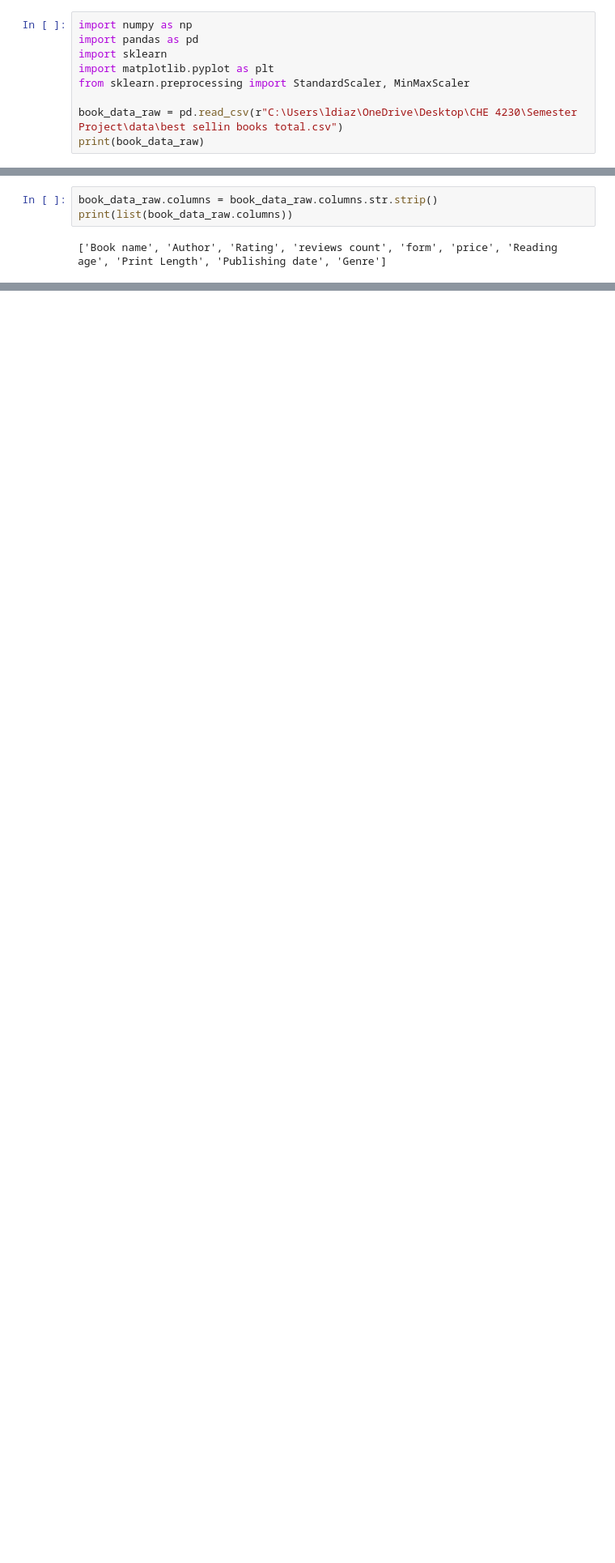
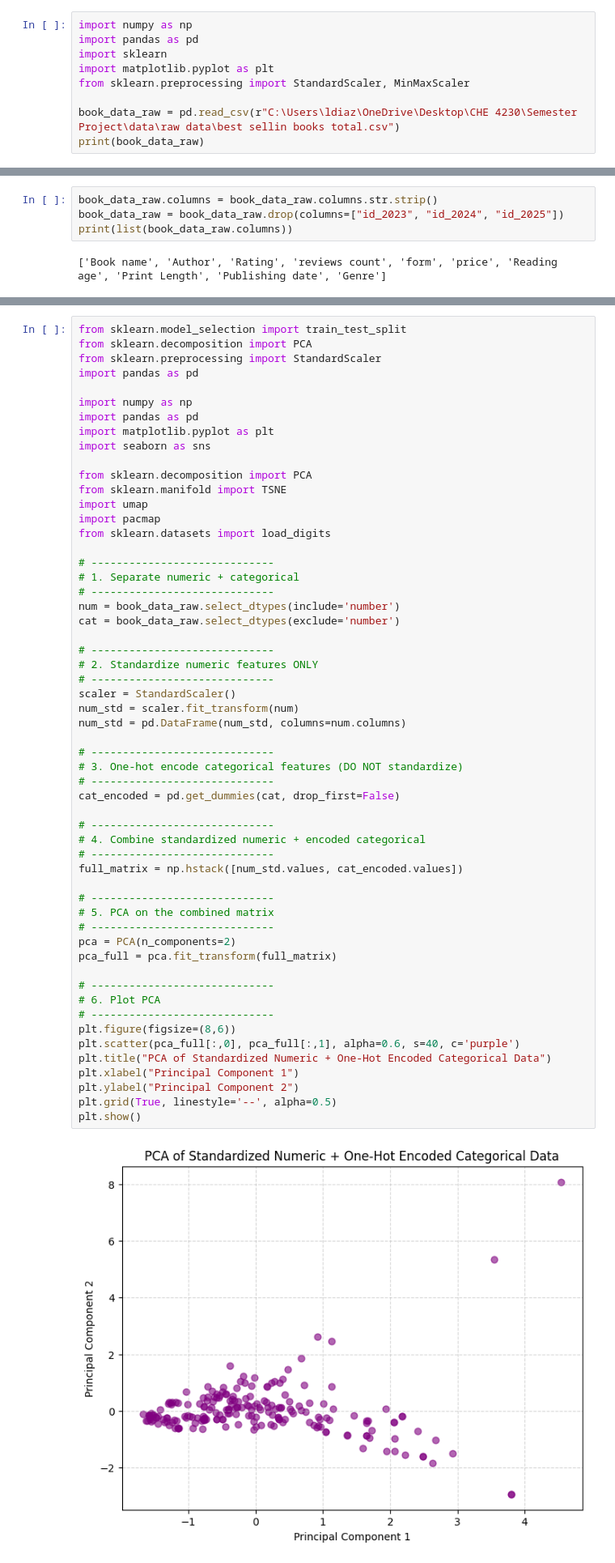
Before and after one commit to alexisannm04/CHE4230-Group-Project, a Jupyter notebook: notebooks/Progress.ipynb, the cells around one changed output, grey strips where cells are left out. Shown at 81% size. Saved outputs shown, nothing was run; the diff lists cells and outputs as text; blank space fills up the shorter version.

```diff
--- a/notebooks/Progress.ipynb
+++ b/notebooks/Progress.ipynb
@@ -5,7 +5,7 @@ import sklearn
 import matplotlib.pyplot as plt
 from sklearn.preprocessing import StandardScaler, MinMaxScaler
 
-book_data_raw = pd.read_csv(r"C:\Users\ldiaz\OneDrive\Desktop\CHE 4230\Semester Project\data\best sellin books total.csv")
+book_data_raw = pd.read_csv(r"C:\Users\ldiaz\OneDrive\Desktop\CHE 4230\Semester Project\data\raw data\best sellin books total.csv")
 print(book_data_raw)
 # %% [output]
                                              Book name  \
@@ -81,6 +81,7 @@ id_2025            112
 dtype: int64
 # %%
 book_data_raw.columns = book_data_raw.columns.str.strip()
+book_data_raw = book_data_raw.drop(columns=["id_2023", "id_2024", "id_2025"])
 print(list(book_data_raw.columns))
 # %% [output]
 ['Book name', 'Author', 'Rating', 'reviews count', 'form', 'price', 'Reading age', 'Print Length', 'Publishing date', 'Genre']
@@ -178,0 +148,58 @@ plt.show()
+# %%
+from sklearn.model_selection import train_test_split
+from sklearn.decomposition import PCA
+from sklearn.preprocessing import StandardScaler
+import pandas as pd
+
+import numpy as np
+import pandas as pd
+import matplotlib.pyplot as plt
+import seaborn as sns
+
+from sklearn.decomposition import PCA
+from sklearn.manifold import TSNE
+import umap
+import pacmap
+from sklearn.datasets import load_digits
+
+# -----------------------------
+# 1. Separate numeric + categorical
+# -----------------------------
+num = book_data_raw.select_dtypes(include='number')
+cat = book_data_raw.select_dtypes(exclude='number')
+
+# -----------------------------
+# 2. Standardize numeric features ONLY
+# -----------------------------
+scaler = StandardScaler()
+num_std = scaler.fit_transform(num)
+num_std = pd.DataFrame(num_std, columns=num.columns)
+
+# -----------------------------
+# 3. One-hot encode categorical features (DO NOT standardize)
+# -----------------------------
+cat_encoded = pd.get_dummies(cat, drop_first=False)
+
+# -----------------------------
+# 4. Combine standardized numeric + encoded categorical
+# -----------------------------
+full_matrix = np.hstack([num_std.values, cat_encoded.values])
+
+# -----------------------------
+# 5. PCA on the combined matrix
+# -----------------------------
+pca = PCA(n_components=2)
+pca_full = pca.fit_transform(full_matrix)
+
+# -----------------------------
+# 6. Plot PCA
+# -----------------------------
+plt.figure(figsize=(8,6))
+plt.scatter(pca_full[:,0], pca_full[:,1], alpha=0.6, s=40, c='purple')
+plt.title("PCA of Standardized Numeric + One-Hot Encoded Categorical Data")
+plt.xlabel("Principal Component 1")
+plt.ylabel("Principal Component 2")
+plt.grid(True, linestyle='--', alpha=0.5)
+plt.show()
+# %% [output]
+[figure, added]
```
Also changed, not shown: parts of 7 cells of this notebook, 1 other file.
